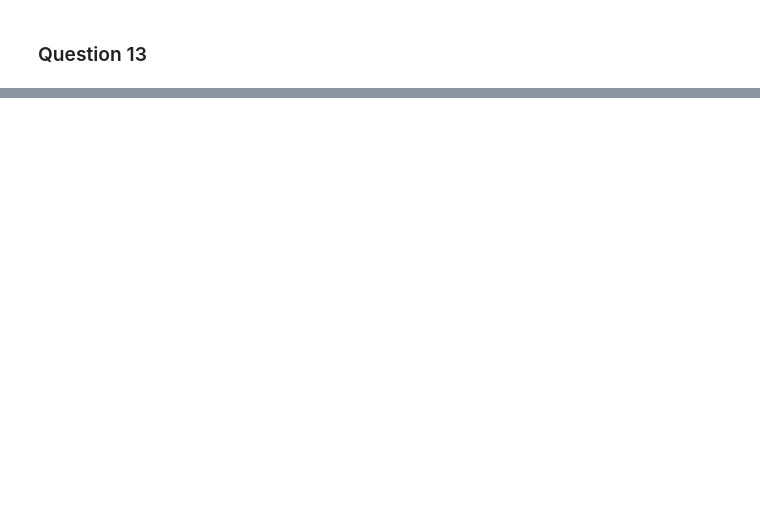
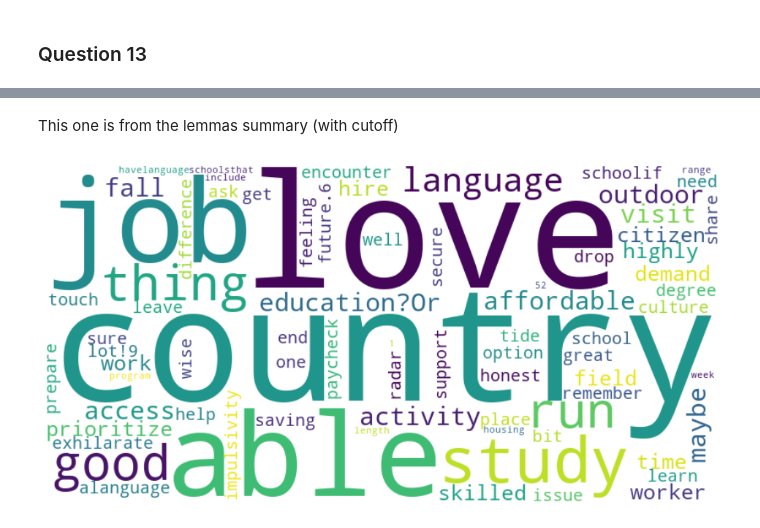
Before and after one commit to Bdowdle4/bd-article-summarizer, a Jupyter notebook: article-summarizer.ipynb, the cells around one changed output, grey strips where cells are left out. Saved outputs shown, nothing was run; the diff lists cells and outputs as text; code cells hidden in the pictures; blank space fills up the shorter version.

```diff
--- a/article-summarizer.ipynb
+++ b/article-summarizer.ipynb
@@ -392,0 +779,64 @@ Based on your reading of the original article, which summary do you think is bet
+# %% [markdown]
+This one is from the lemmas summary (with cutoff)
+# %%
+import pickle
+from bs4 import BeautifulSoup
+import spacy
+from wordcloud import WordCloud
+import matplotlib.pyplot as plt
+from collections import Counter
+
+# Load the HTML content from the .pkl file
+try:
+    with open("article.pkl", "rb") as file:
+        html_content = pickle.load(file)
+
+    # Parse the HTML using BeautifulSoup
+    soup = BeautifulSoup(html_content, "html.parser")
+
+    # Adjust the selector to match the main content's container
+    article_div = soup.find("div", {"class": "layoutArticle__main"})
+    if article_div:
+        article_text = article_div.get_text(strip=True)  # Extract clean text from the main article container
+
+        # Set up spaCy with SpacyTextBlob
+        nlp = spacy.load("en_core_web_sm")
+        nlp.add_pipe("spacytextblob")
+
+        # Analyze the text
+        doc = nlp(article_text)
+
+        # Find cutoff score for 10 sentences
+        cutoff_score = 0.1
+        sentence_list = []
+        while True:
+            sentence_list = [
+                sent.text.strip() for sent in doc.sents
+                if nlp(' '.join([token.lemma_ for token in sent]))._.blob.polarity > cutoff_score
+            ]
+            if len(sentence_list) <= 12:
+                break
+            cutoff_score += 0.02  # Increment the cutoff score to reduce sentences
+
+        summary = ' '.join(sentence_list)
+
+        # Extract lemmatized words from the summary
+        summary_doc = nlp(summary)
+        lemmatized_words = [token.lemma_ for token in summary_doc if not token.is_stop and not token.is_punct]
+
+        # Get the frequency of the lemmatized words
+        word_counts = Counter(lemmatized_words)
+
+        # Generate the word cloud with all words
+        wordcloud = WordCloud(width=800, height=400, background_color='white').generate_from_frequencies(word_counts)
+
+        # Plot the word cloud
+        plt.figure(figsize=(12, 6))
+        plt.imshow(wordcloud, interpolation='bilinear')
+        plt.axis('off')
+        plt.show()
+
+except Exception as e:
+    print(f"An error occurred: {e}")
+# %% [output]
+[figure, added]
```
Also changed, not shown: parts of 12 cells of this notebook, 3 other files.
